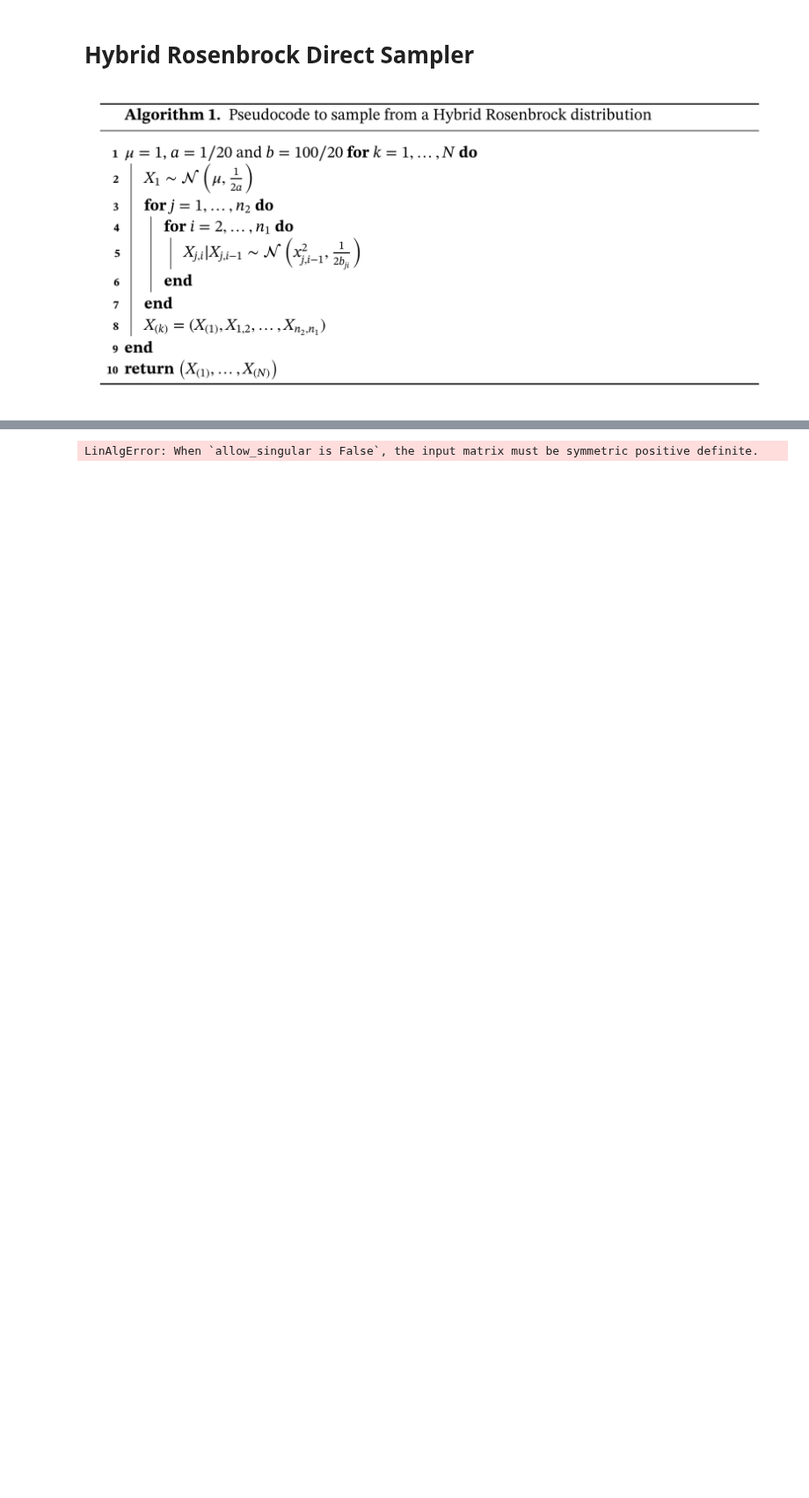
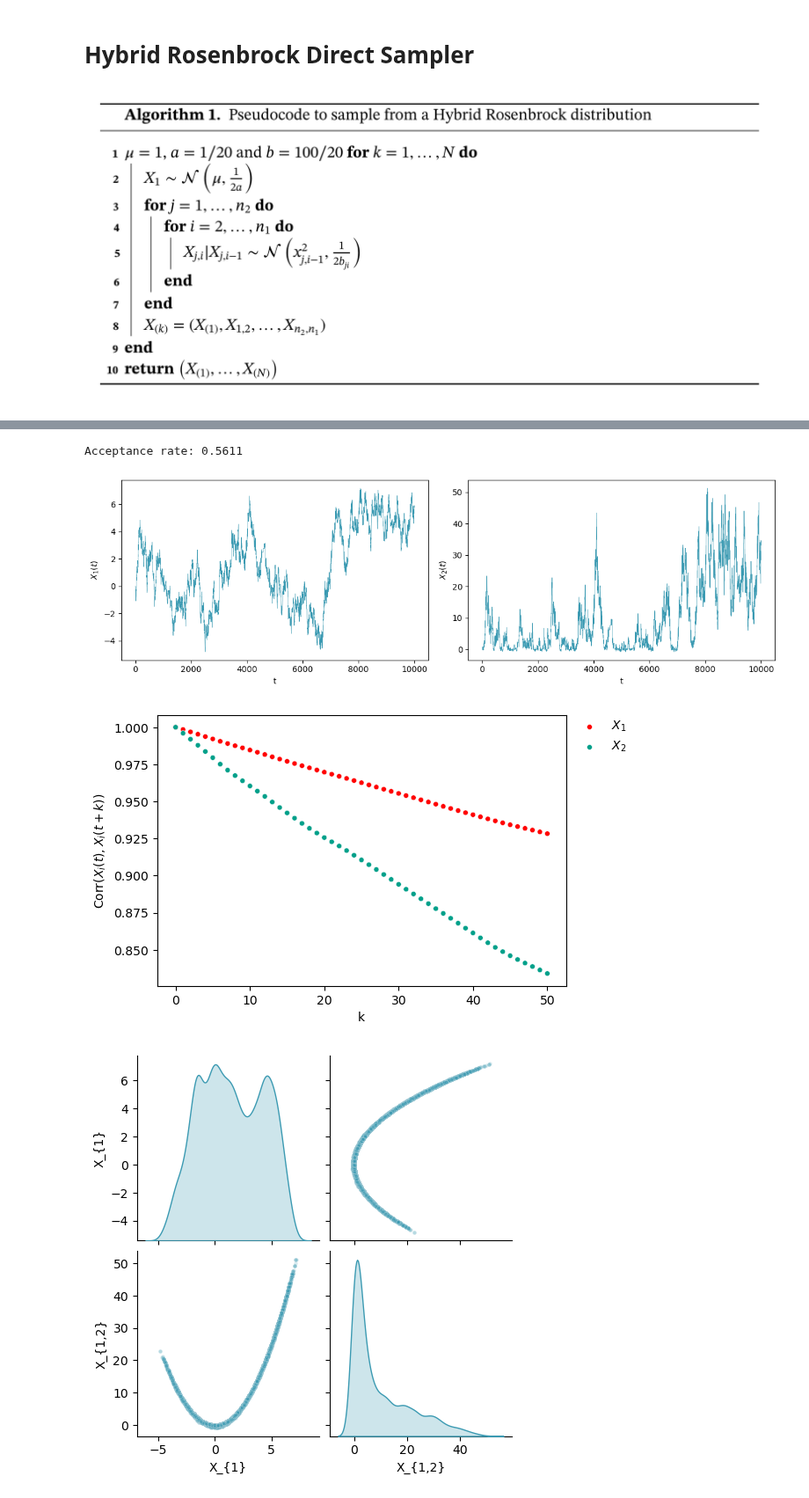
Before and after one commit to bartolomeou/FYP, a Jupyter notebook: rosenbrock.ipynb, the cells around one changed output, grey strips where cells are left out. Shown at 88% size. Cells and saved outputs as stored; diff of their text form; code cells hidden in the pictures; blank space fills up the shorter version.

```diff
--- a/rosenbrock.ipynb
+++ b/rosenbrock.ipynb
@@ -205,25 +201,44 @@ pairplot(X_true, n1=N1, n2=N2)
 # %%
 from rosenbrock import SMMALA, SMBarker
 # %%
-N1 = 3
-N2 = 1
-X_INIT = [0, 0, 0]
-N_ITER = 10000
+# N1 = 2
+# N2 = 1
+# X_INIT = [0, 0]
+# N_ITER = 10000
 
-X_smmala, accept_rate = SMMALA(
-    logpi=logpi_rosenbrock,
-    partial_logpi=partial_logpi_rosenbrock,
-    hessian_logpi=hessian_logpi_rosenbrock,
-    n_iter=N_ITER,
-    x_init=X_INIT,
-    step_size=0.6,
-    n1=N1,
-    n2=N2
-)
+# X_smmala, accept_rate = SMMALA(
+#     logpi=logpi_rosenbrock,
+#     partial_logpi=partial_logpi_rosenbrock,
+#     hessian_logpi=hessian_logpi_rosenbrock,
+#     n_iter=N_ITER,
+#     x_init=X_INIT,
+#     step_size=0.6,
+#     n1=N1,
+#     n2=N2
+# )
 
-print(f'Acceptance rate: {accept_rate}')
-traceplot(X_smmala, overlay=False)
-acfplot(X_smmala)
-pairplot(X_smmala, N1, N2)
+# print(f'Acceptance rate: {accept_rate}')
+# traceplot(X_smmala, overlay=False)
+# acfplot(X_smmala)
+# pairplot(X_smmala, N1, N2)
+
+# X_smbarker, accept_rate = SMBarker(
+#     logpi=logpi_rosenbrock,
+#     partial_logpi=partial_logpi_rosenbrock,
+#     hessian_logpi=hessian_logpi_rosenbrock,
+#     n_iter=N_ITER,
+#     x_init=X_INIT,
+#     step_size=1.45,
+#     n1=N1,
+#     n2=N2
+# )
+
+# print(f'Acceptance rate: {accept_rate}')
+# traceplot(X_smbarker, overlay=False)
+# acfplot(X_smbarker)
+# pairplot(X_smbarker, N1, N2)
 # %% [output]
-LinAlgError: When `allow_singular is False`, the input matrix must be symmetric positive definite.
+Acceptance rate: 0.5611
+[figure, added]
+[figure, added]
+[figure, added]
```
Also changed, not shown: parts of 14 cells of this notebook, 1 other file.
